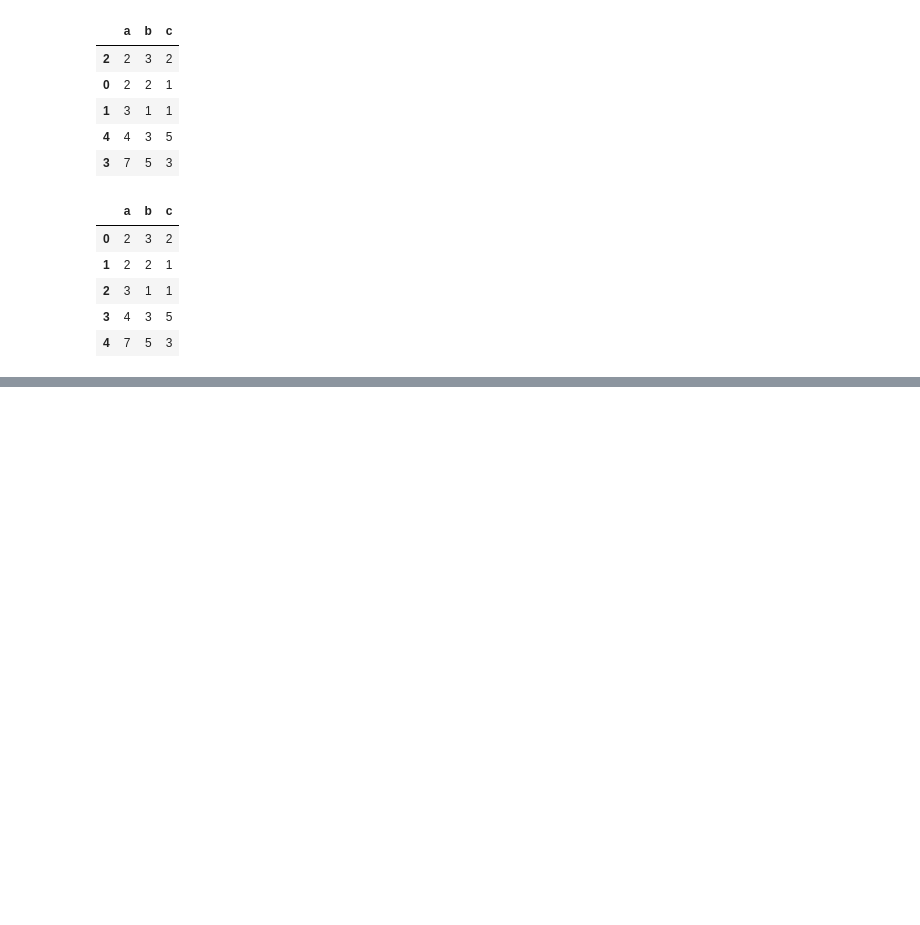
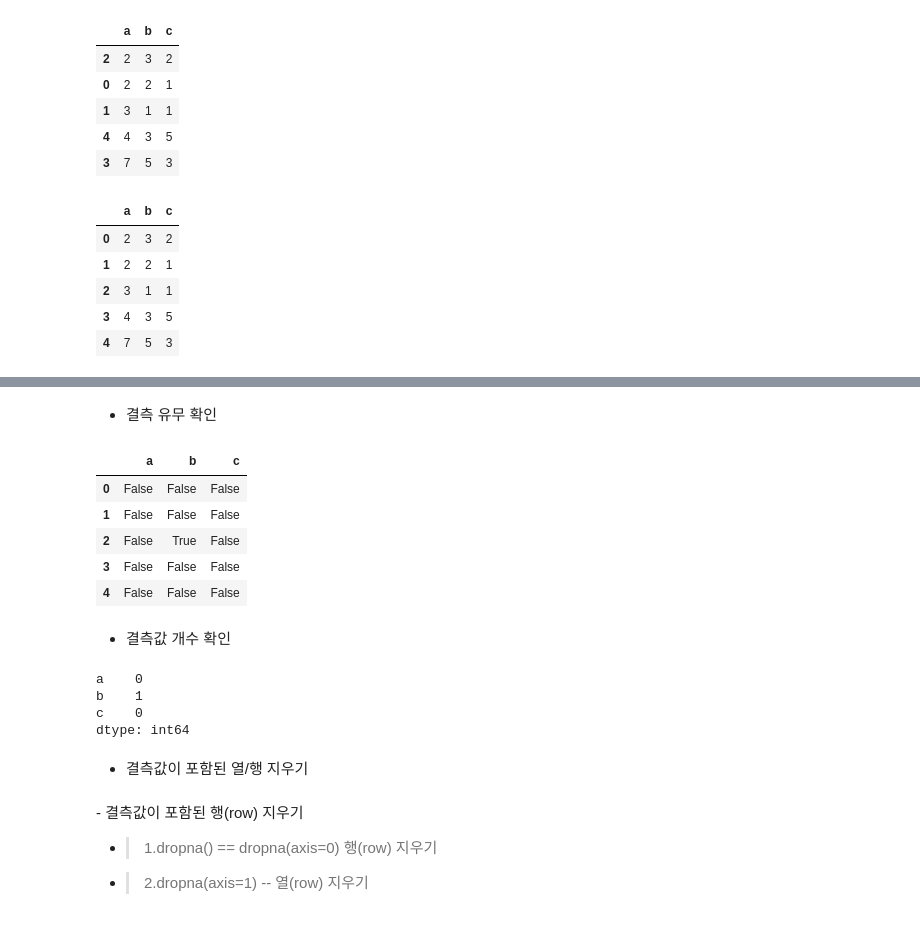
Before and after one commit to sleeptiger/STJ2, a Jupyter notebook: Python_basis.ipynb, the cells around one changed output, grey strips where cells are left out. Saved outputs shown, nothing was run; the diff lists cells and outputs as text; code cells hidden in the pictures; blank space fills up the shorter version.

```diff
--- a/Python_basis.ipynb
+++ b/Python_basis.ipynb
@@ -1837,0 +1860,27 @@ df
+# %% [markdown]
+- 결측 유무 확인
+# %%
+df.isnull()
+# True = NaN
+# %% [output]
+|  | a | b | c |
+| 0 | False | False | False |
+| 1 | False | False | False |
+| 2 | False | True | False |
+| 3 | False | False | False |
+| 4 | False | False | False |
+# %% [markdown]
+- 결측값 개수 확인
+# %%
+df.isnull().sum()
+# %% [output]
+a    0
+b    1
+c    0
+dtype: int64
+# %% [markdown]
+- 결측값이 포함된 열/행 지우기
+# %% [markdown]
+\- 결측값이 포함된 행(row) 지우기
+- > 1.dropna() == dropna(axis=0) 행(row) 지우기
+- > 2.dropna(axis=1) -- 열(row) 지우기
```
Also changed, not shown: parts of 52 cells of this notebook.
